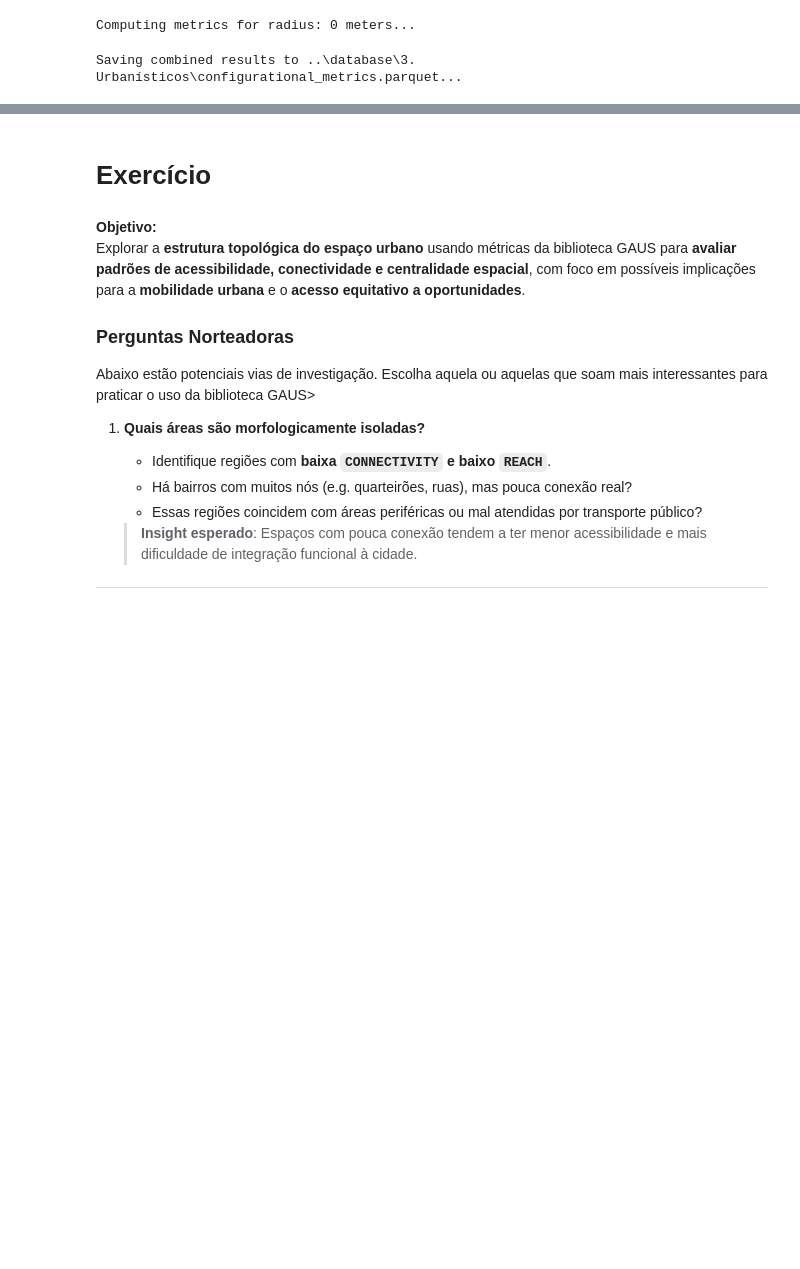
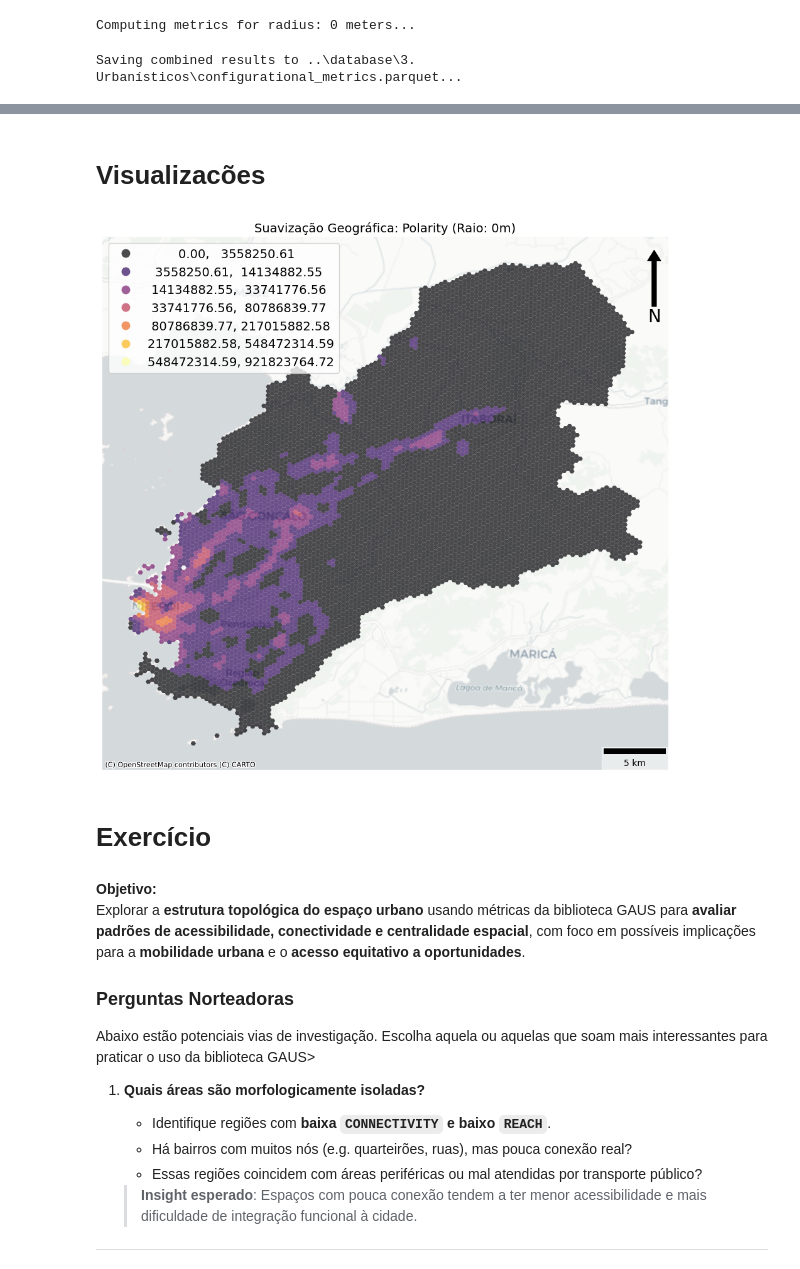
Before and after one commit to redemobGIT/roda, a Jupyter notebook: scripts/sintaxe_espacial.ipynb, the cells around one changed output, grey strips where cells are left out. Cells and saved outputs as stored; diff of their text form; code cells hidden in the pictures; blank space fills up the shorter version.

Commit message:
Added plotting functions

```diff
--- a/scripts/sintaxe_espacial.ipynb
+++ b/scripts/sintaxe_espacial.ipynb
@@ -867,0 +866,8 @@ combined_metrics.head()
+# %% [markdown]
+# Visualizacões
+# %%
+import geopandas as gpd
+
+db = gpd.read_parquet(
+    '../database/3. Urbanísticos/configurational_metrics.parquet'
+    )
@@ -867,0 +943,7 @@ combined_metrics.head()
+# %%
+foo = compute_geographical_smoothing(
+    nodes=db,
+    metrics=['opport', 'converg', 'polarity'],
+    study_area=place,
+    hex_size=9,
+)
@@ -868,3 +1135,17 @@ combined_metrics.head()
+# %%
+plot_geographical_smoothing(
+    hex_gdf=foo,
+    metric="polarity",
+    radius=0,
+    scheme="headtailbreaks",
+    cmap="inferno",
+    dpi=600,
+    #output_file="geographical_smoothing_map.png",
+)
+
+plt.show()
+# %% [output]
+[figure, added]
 # %% [markdown]
 # Exercício
 # %% [markdown]
```
Also changed, not shown: parts of 5 cells of this notebook.
